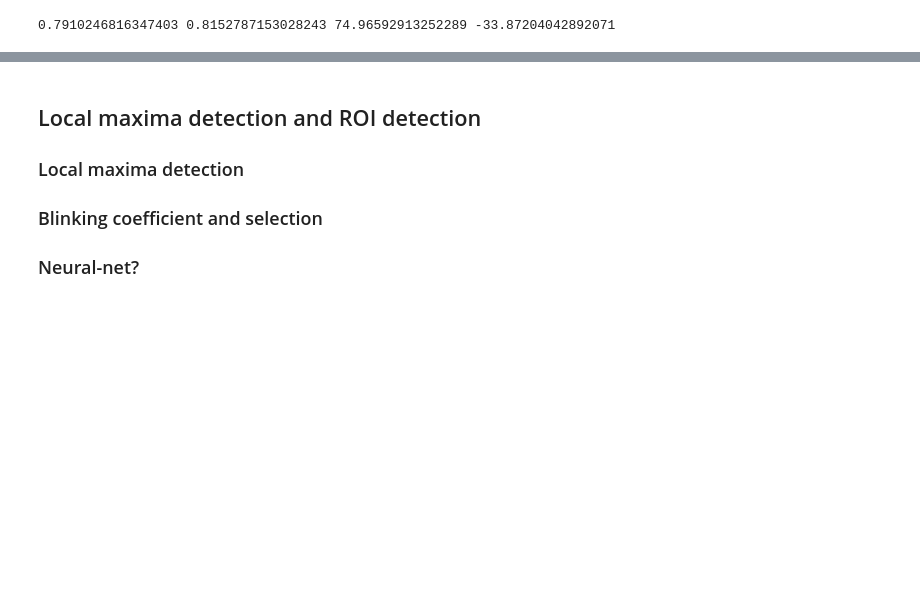
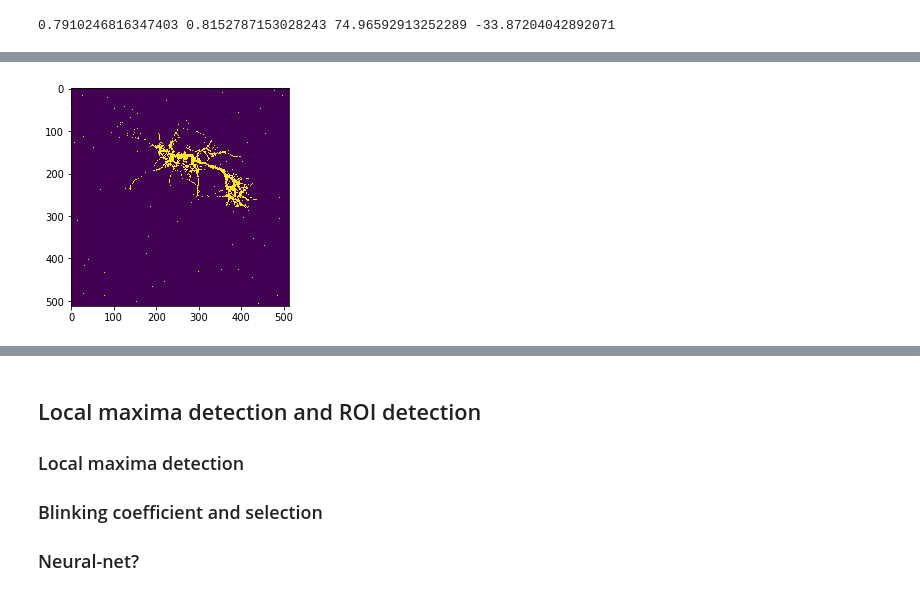
Before and after one commit to p-serna/Nanorods, a Jupyter notebook: Main_Nanords.ipynb, the cells around one changed output, grey strips where cells are left out. Cells and saved outputs as stored; diff of their text form; code cells hidden in the pictures; blank space fills up the shorter version.

```diff
--- a/Main_Nanords.ipynb
+++ b/Main_Nanords.ipynb
@@ -299,0 +234,8 @@ print(CorCoef_wave)
+# %%
+thld=mean(CorCoef_wave)+2.2*std(CorCoef_wave)
+Mask_EMCCD=CorCoef_wave*1
+Mask_EMCCD[Mask_EMCCD<thld]=0;
+Mask_EMCCD[Mask_EMCCD>=thld]=1;
+imshow(Mask_EMCCD);
+# %% [output]
+[figure, added]
```
Also changed, not shown: parts of 26 cells of this notebook, 1 other file.
